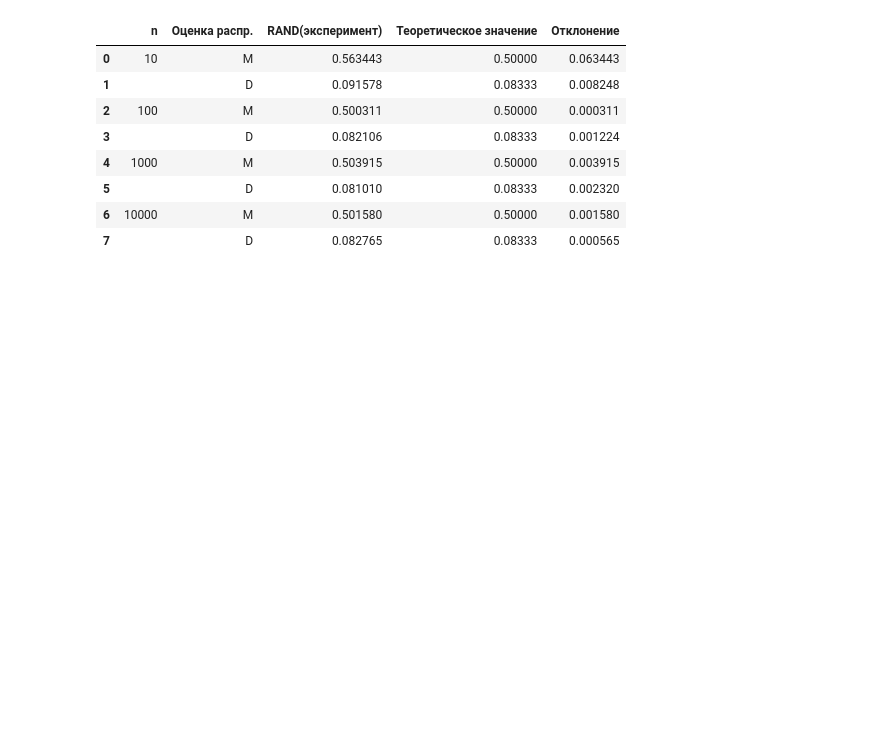
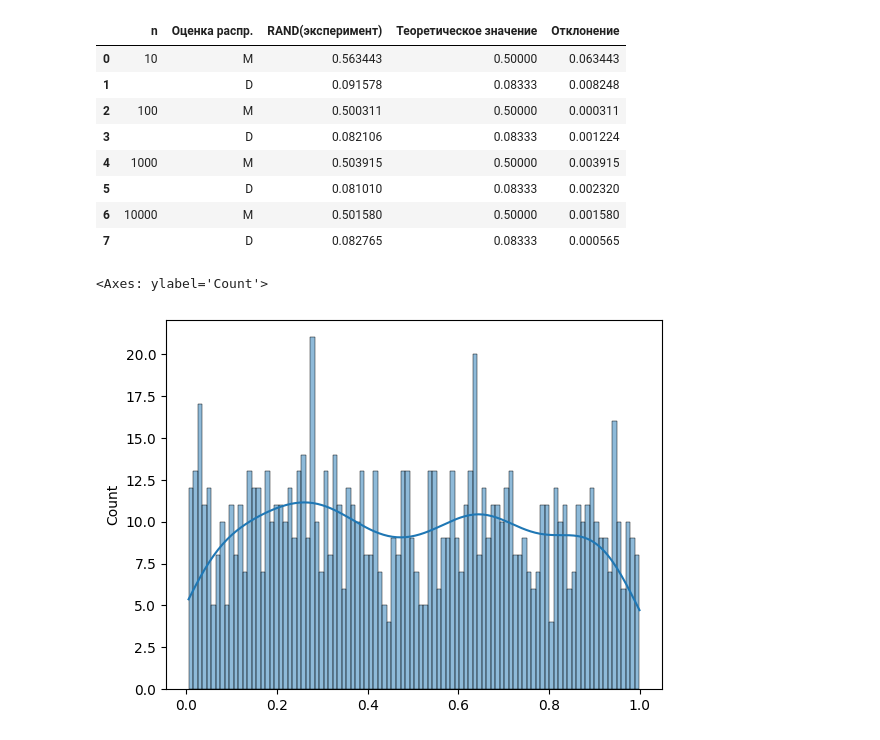
Before and after one commit to qodize/spbstu, a Jupyter notebook: lab1.ipynb, the cells around one changed output. Cells and saved outputs as stored; diff of their text form; code cells hidden in the pictures; blank space fills up the shorter version.

```diff
--- a/lab1.ipynb
+++ b/lab1.ipynb
@@ -98,10 +98,10 @@ pd.DataFrame(rows, columns=["n", "Оценка распр.", "RAND(экспер
 # %%
 import seaborn as sns
 
-# Создание массива данных
-n = 100
+n = 1000
 gfg = np.random.uniform(0, 1, n)
 
-# Построение гистограммы с помощью seaborn
-sns.histplot(gfg, kde=True, bins=100)  # Гистограмма с ядерной оценкой плотности
-plt.show()
+sns.histplot(gfg, kde=True, bins=100)
+# %% [output]
+<Axes: ylabel='Count'>
+[figure, added]
```
